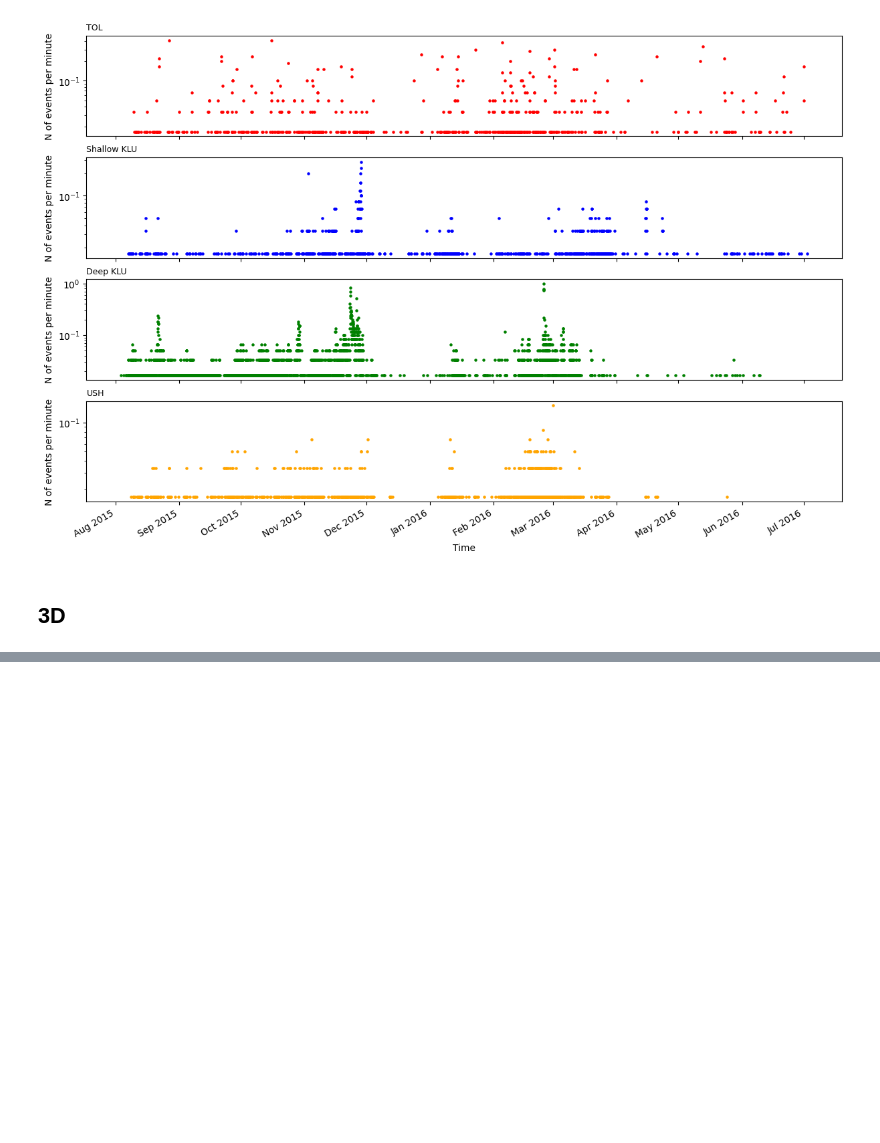
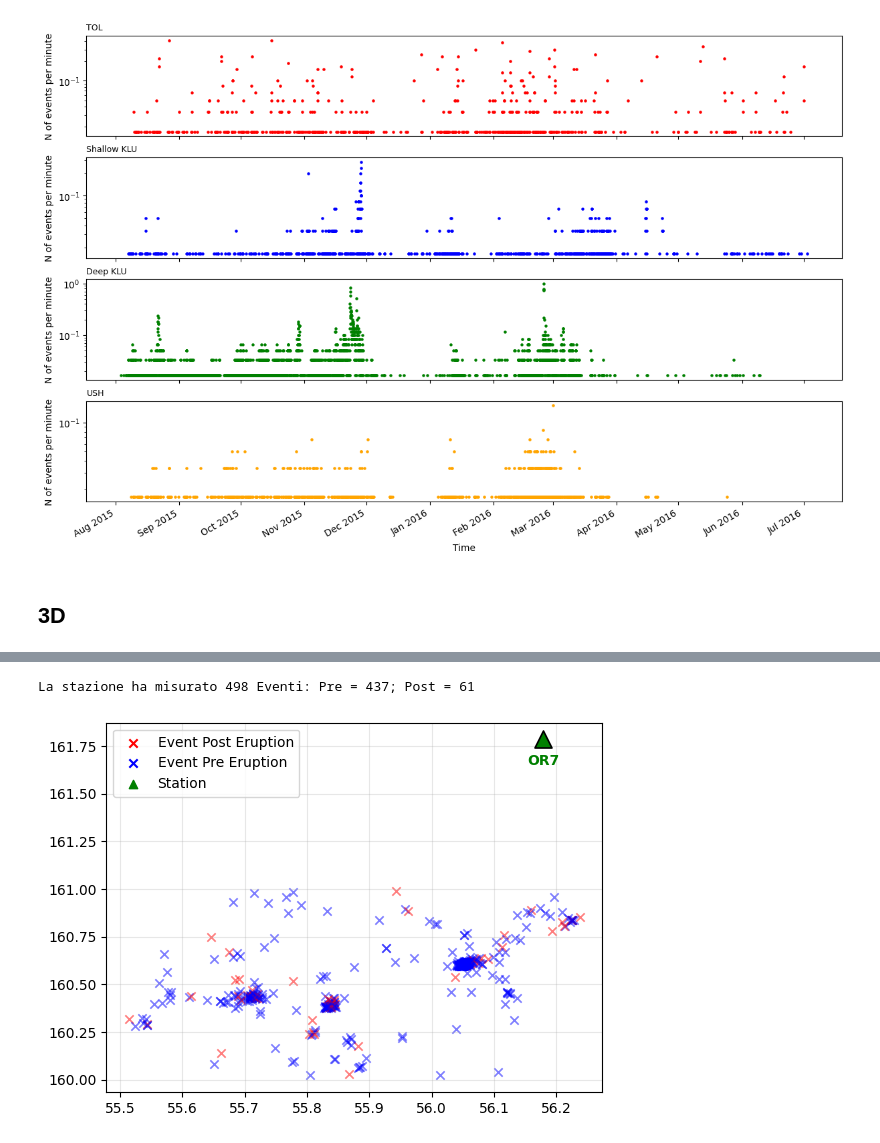
Before and after one commit to Mpinaz/Thesis, a Jupyter notebook: Plots_of_Catalog.ipynb, the cells around one changed output, grey strips where cells are left out. Saved outputs shown, nothing was run; the diff lists cells and outputs as text; code cells hidden in the pictures; blank space fills up the shorter version.

```diff
--- a/Plots_of_Catalog.ipynb
+++ b/Plots_of_Catalog.ipynb
@@ -573,0 +337,13 @@ Converting to PeriodArray/Index representation will drop timezone information.
+# %%
+pre_events = defaultdict(list)
+post_events = defaultdict(list)
+pre_stations = defaultdict(list)
+post_stations = defaultdict(list)
+
+for St, E, Reg in pre:
+    pre_events[E].append((St, E, Reg))
+    pre_stations[St].append((St, E, Reg))
+
+for St, E, Reg in post:
+    post_events[E].append((St, E, Reg))
+    pre_stations[St].append((St, E, Reg))
@@ -573,0 +413,39 @@ Converting to PeriodArray/Index representation will drop timezone information.
+# %%
+All_stations = list(pre_stations.keys())
+np.random.shuffle(All_stations)
+Station = All_stations[0]
+
+All_events = pre_stations[Station] + post_stations[Station]
+Events_Registred = set(i[1] for i in All_events)
+# %%
+check = set(post_events.keys())
+lat_st, lon_st = coordinates_for_station[St][0], coordinates_for_station[St][1]
+Post_num = 0
+
+for E in Events_Registred:
+    lat, lon = catalog.loc[E, "lat"], catalog.loc[E, "lon"]
+    color = "red" if E in check else "blue"
+    Post_num += 1 if color == "red" else 0
+    plt.scatter(lat, lon, marker="x", color=color, alpha=0.5,
+                linewidths=1.2, edgecolors="black")
+
+print(f"La stazione ha misurato {len(Events_Registred)} Eventi: Pre = {len(Events_Registred) - Post_num}; Post = {Post_num}")
+
+
+plt.scatter(lat_st, lon_st, marker="^", color="green",
+            s=150, edgecolors="black", linewidths=1.2, zorder=5)
+plt.annotate(Station, (lat_st, lon_st), textcoords="offset points",
+             xytext=(0, -18), ha="center", fontsize=10,
+             fontweight="bold", color="green", zorder=6)
+
+# Legenda
+plt.scatter([], [], marker="x", color="red", label="Event Post Eruption")
+plt.scatter([], [], marker="x", color="blue", label="Event Pre Eruption")
+plt.scatter([], [], marker="^", color="green", label="Station")
+
+plt.legend()
+plt.grid("on", alpha=0.3)
+plt.show()
+# %% [output]
+La stazione ha misurato 498 Eventi: Pre = 437; Post = 61
+[figure, added]
```
Also changed, not shown: parts of 37 cells of this notebook.
